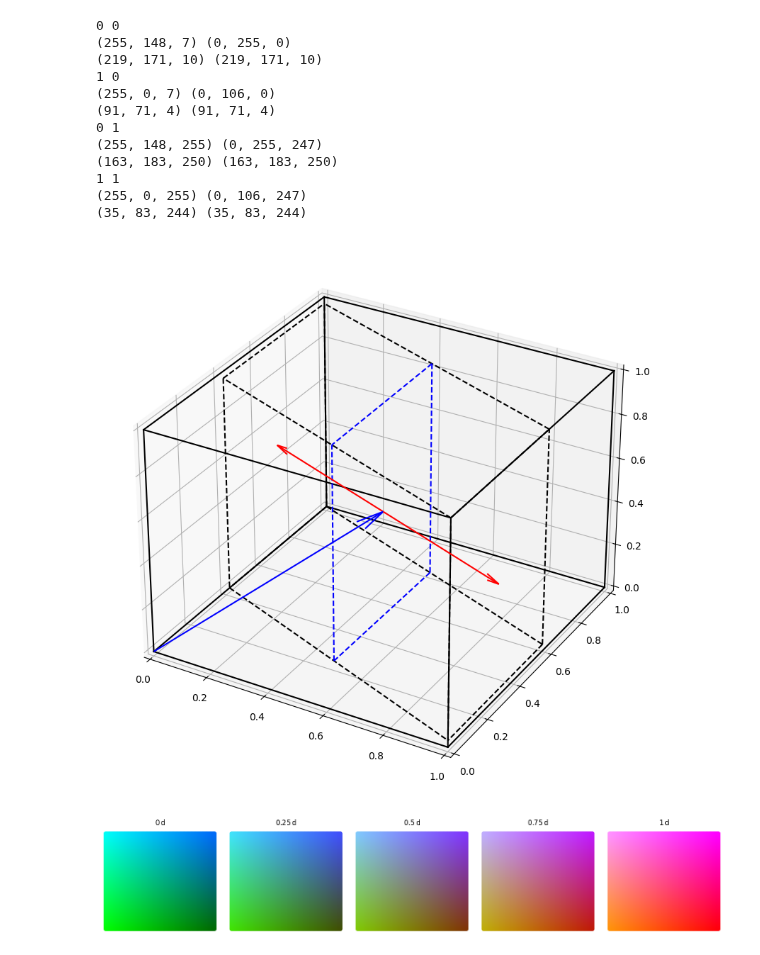
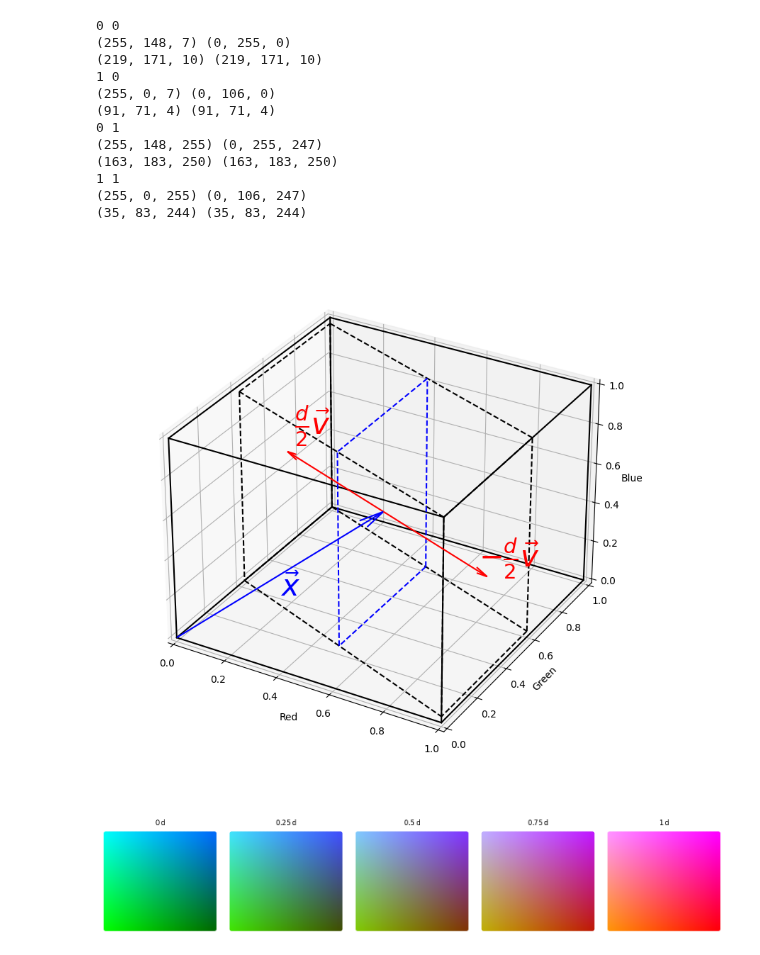
Before and after one commit to TimBerti/ssvep-cvd, a Jupyter notebook: notebooks/color_pairs_geometric.ipynb, the cells around one changed output. Saved outputs shown, nothing was run; the diff lists cells and outputs as text; code cells hidden in the pictures.

```diff
--- a/notebooks/color_pairs_geometric.ipynb
+++ b/notebooks/color_pairs_geometric.ipynb
@@ -173,35 +173,45 @@ x_area_vertices = [
     anchor_1 + d/2 * v + y,
     anchor_1 + d/2 * v + z,
     anchor_2 - d/2 * v,
 ]
 
 x_area_edges = [
     [0, 1],
     [0, 2],
     [1, 3],
     [2, 3]
 ]
 
 for edge in x_area_edges:
     r = [x_area_vertices[edge[0]][0], x_area_vertices[edge[1]][0]]
     g = [x_area_vertices[edge[0]][1], x_area_vertices[edge[1]][1]]
     b = [x_area_vertices[edge[0]][2], x_area_vertices[edge[1]][2]]
     ax.plot(r, g, b, color='blue', linestyle='dashed')
 
 x = anchor_1 + d/2 * v + 1/2 * y + 1/2 * z
 ax.quiver(0, 0, 0, x[0], x[1], x[2], color='blue', arrow_length_ratio=0.1)
 c1 = x + d/2 * v
 ax.quiver(*x, *(c1-x), color='red', arrow_length_ratio=0.1)
 c2 = x - d/2 * v
 ax.quiver(*x, *(c2-x), color='red', arrow_length_ratio=0.1)
 
 ax.set_xlim(0, 1)
 ax.set_ylim(0, 1)
 ax.set_zlim(0, 1)
 
-plt.show()
+ax.set_xlabel('Red')
+ax.set_ylabel('Green')
+ax.set_zlabel('Blue')
+
+ax.text(x[0]/2, x[1]/2, x[2]/2 - 0.11, r'$\vec{x}$', color='blue', fontsize=30)
+ax.text(x[0] + v[0]/2, x[1] + v[1]/2, x[2] + v[2]/2 + 0.02, r'$-\frac{d}{2}\vec{v}$', color='red', fontsize=30)
+ax.text(x[0] - v[0]/2, x[1] - v[1]/2, x[2] - v[2]/2 + 0.11, r'$\frac{d}{2}\vec{v}$', color='red', fontsize=30)
+
+ax.set_box_aspect(aspect=None, zoom=0.9)
+
+plt.show();
 # %% [output]
-[figure, old version]
+[figure, new version]
 # %%
 d_vals = np.linspace(0, 1, 5)
 
```
Also changed, not shown: 1 other file.
